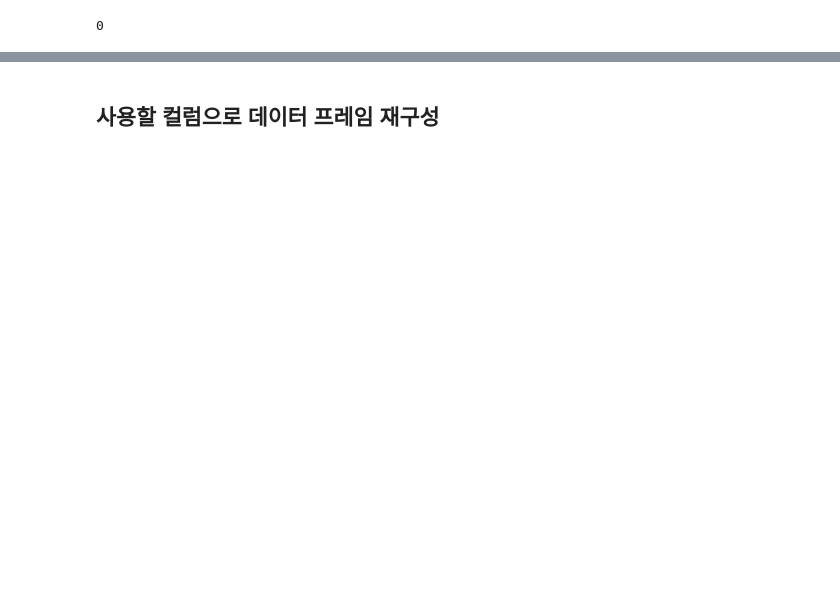
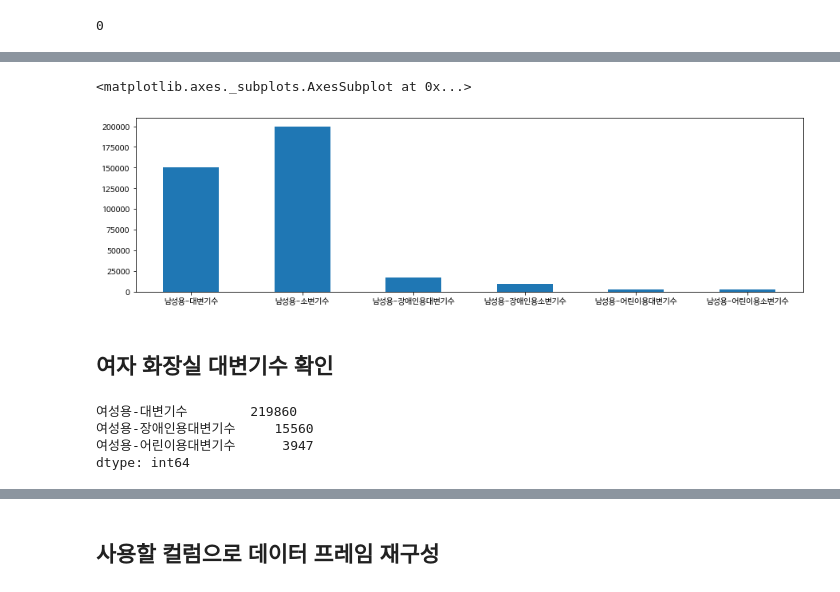
Before and after one commit to SonHyeok/toilet, a Jupyter notebook: 공중화장실.ipynb, the cells around one changed output, grey strips where cells are left out. Cells and saved outputs as stored; diff of their text form; code cells hidden in the pictures; blank space fills up the shorter version.

```diff
--- a/공중화장실.ipynb
+++ b/공중화장실.ipynb
@@ -110,0 +208,5 @@ import googlemaps
+# %%
+df_man = df[['남성용-대변기수',	'남성용-소변기수',	'남성용-장애인용대변기수',	'남성용-장애인용소변기수',	'남성용-어린이용대변기수',	'남성용-어린이용소변기수']]
+# %%
+df_man['남성용-어린이용대변기수'] = df_man['남성용-어린이용대변기수'].apply(pd.to_numeric, errors = 'coerce')
+df_man['남성용-어린이용소변기수'] = df_man['남성용-어린이용소변기수'].apply(pd.to_numeric, errors = 'coerce')
@@ -110,0 +233,7 @@ import googlemaps
+# %%
+df_man.sum().astype(int).plot.bar(figsize = (15,4), rot = 0)
+# %% [output]
+<matplotlib.axes._subplots.AxesSubplot at 0x...>
+[figure, added]
+# %% [markdown]
+## 여자 화장실 대변기수 확인
@@ -110,0 +242,7 @@ import googlemaps
+# %%
+df_woman.sum()
+# %% [output]
+여성용-대변기수        219860
+여성용-장애인용대변기수     15560
+여성용-어린이용대변기수      3947
+dtype: int64
```
Also changed, not shown: parts of 34 cells of this notebook.
